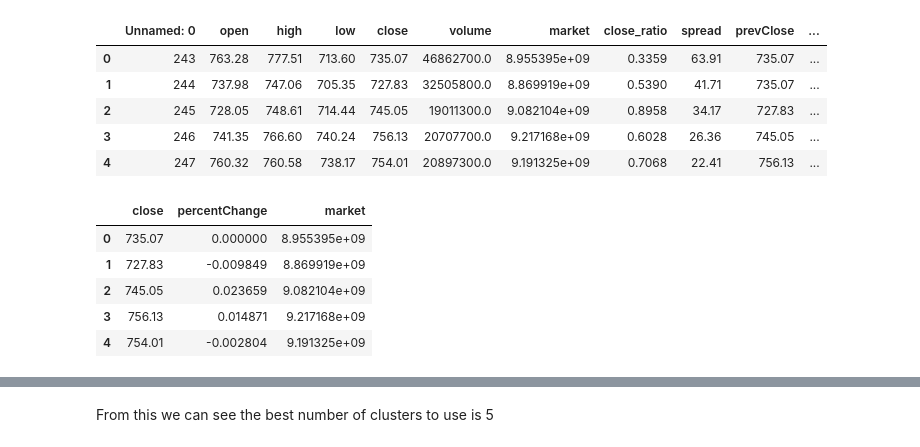
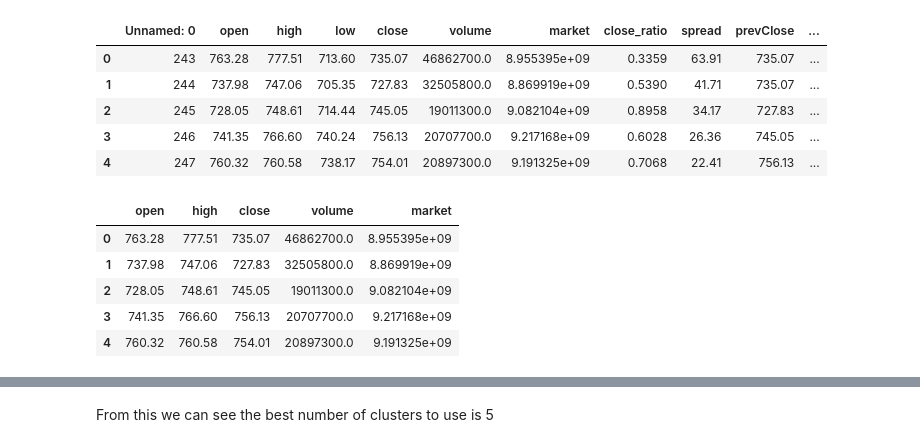
Before and after one commit to anish-saha/EventDetection-Paradigm01, a Jupyter notebook: KMeans_TSNE.ipynb, the cells around one changed output, grey strips where cells are left out. Cells and saved outputs as stored; diff of their text form; code cells hidden in the pictures.

```diff
--- a/KMeans_TSNE.ipynb
+++ b/KMeans_TSNE.ipynb
@@ -23,16 +23,16 @@ df.head()
 | 3 | 246 | 741.35 | 766.60 | 740.24 | 756.13 | 20707700.0 | 9.217168e+09 | 0.6028 | 26.36 | 745.05 | ... |
 | 4 | 247 | 760.32 | 760.58 | 738.17 | 754.01 | 20897300.0 | 9.191325e+09 | 0.7068 | 22.41 | 756.13 | ... |
 # %%
-#data = df[['open', 'high', 'close', 'volume', 'market', 'close_ratio', 'spread', 'percentChange']]
-data = df[['close', 'percentChange', 'market']]
+data = df[['open', 'high', 'close', 'volume', 'market']]
+#data = df[['close', 'percentChange', 'market']]
 data.head()
 # %% [output]
-|  | close | percentChange | market |
-| 0 | 735.07 | 0.000000 | 8.955395e+09 |
-| 1 | 727.83 | -0.009849 | 8.869919e+09 |
-| 2 | 745.05 | 0.023659 | 9.082104e+09 |
-| 3 | 756.13 | 0.014871 | 9.217168e+09 |
-| 4 | 754.01 | -0.002804 | 9.191325e+09 |
+|  | open | high | close | volume | market |
+| 0 | 763.28 | 777.51 | 735.07 | 46862700.0 | 8.955395e+09 |
+| 1 | 737.98 | 747.06 | 727.83 | 32505800.0 | 8.869919e+09 |
+| 2 | 728.05 | 748.61 | 745.05 | 19011300.0 | 9.082104e+09 |
+| 3 | 741.35 | 766.60 | 756.13 | 20707700.0 | 9.217168e+09 |
+| 4 | 760.32 | 760.58 | 754.01 | 20897300.0 | 9.191325e+09 |
 # %%
 num_clusters = range(1, 20)
 kmeans = [KMeans(n_clusters=i).fit(data) for i in num_clusters]
```
Also changed, not shown: parts of 9 cells of this notebook.
